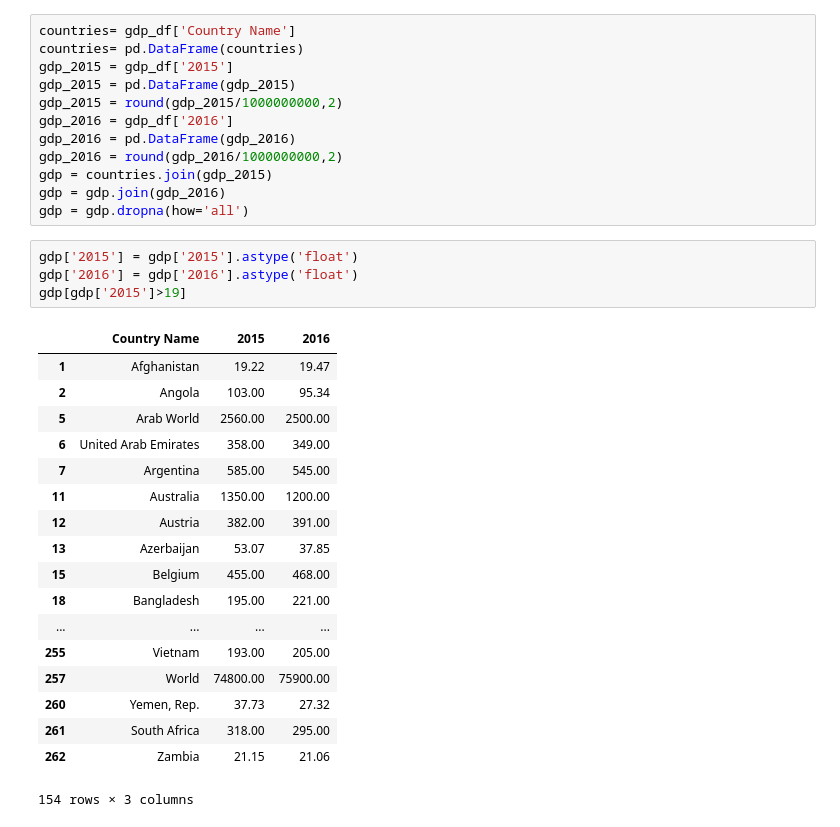
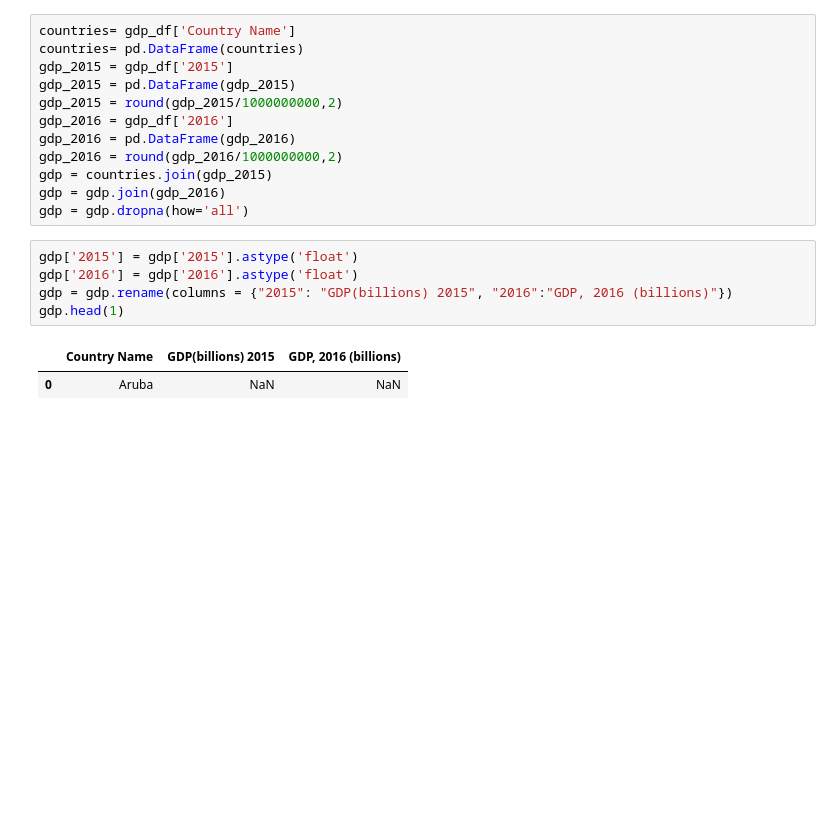
Before and after one commit to vietti09/branch_test, a Jupyter notebook: GDP.ipynb, the cells around one changed output. Drawn from its saved outputs; the diff is of its cells as text; blank space fills up the shorter version.

```diff
--- a/GDP.ipynb
+++ b/GDP.ipynb
@@ -23,26 +24,11 @@ gdp = gdp.dropna(how='all')
 # %%
 gdp['2015'] = gdp['2015'].astype('float')
 gdp['2016'] = gdp['2016'].astype('float')
-gdp[gdp['2015']>19]
+gdp = gdp.rename(columns = {"2015": "GDP(billions) 2015", "2016":"GDP, 2016 (billions)"})
+gdp.head(1)
 # %% [output]
-|  | Country Name | 2015 | 2016 |
-| 1 | Afghanistan | 19.22 | 19.47 |
-| 2 | Angola | 103.00 | 95.34 |
-| 5 | Arab World | 2560.00 | 2500.00 |
-| 6 | United Arab Emirates | 358.00 | 349.00 |
-| 7 | Argentina | 585.00 | 545.00 |
-| 11 | Australia | 1350.00 | 1200.00 |
-| 12 | Austria | 382.00 | 391.00 |
-| 13 | Azerbaijan | 53.07 | 37.85 |
-| 15 | Belgium | 455.00 | 468.00 |
-| 18 | Bangladesh | 195.00 | 221.00 |
-| ... | ... | ... | ... |
-| 255 | Vietnam | 193.00 | 205.00 |
-| 257 | World | 74800.00 | 75900.00 |
-| 260 | Yemen, Rep. | 37.73 | 27.32 |
-| 261 | South Africa | 318.00 | 295.00 |
-| 262 | Zambia | 21.15 | 21.06 |
+|  | Country Name | GDP(billions) 2015 | GDP, 2016 (billions) |
+| 0 | Aruba | NaN | NaN |
-154 rows × 3 columns
 # %%
 happiness_2015 = 'happiness_2015.csv'
 happiness_2015 = pd.read_csv(happiness_2015, sep=",", encoding='cp1252')
```
Also changed, not shown: parts of 18 cells of this notebook, 3 other files.
